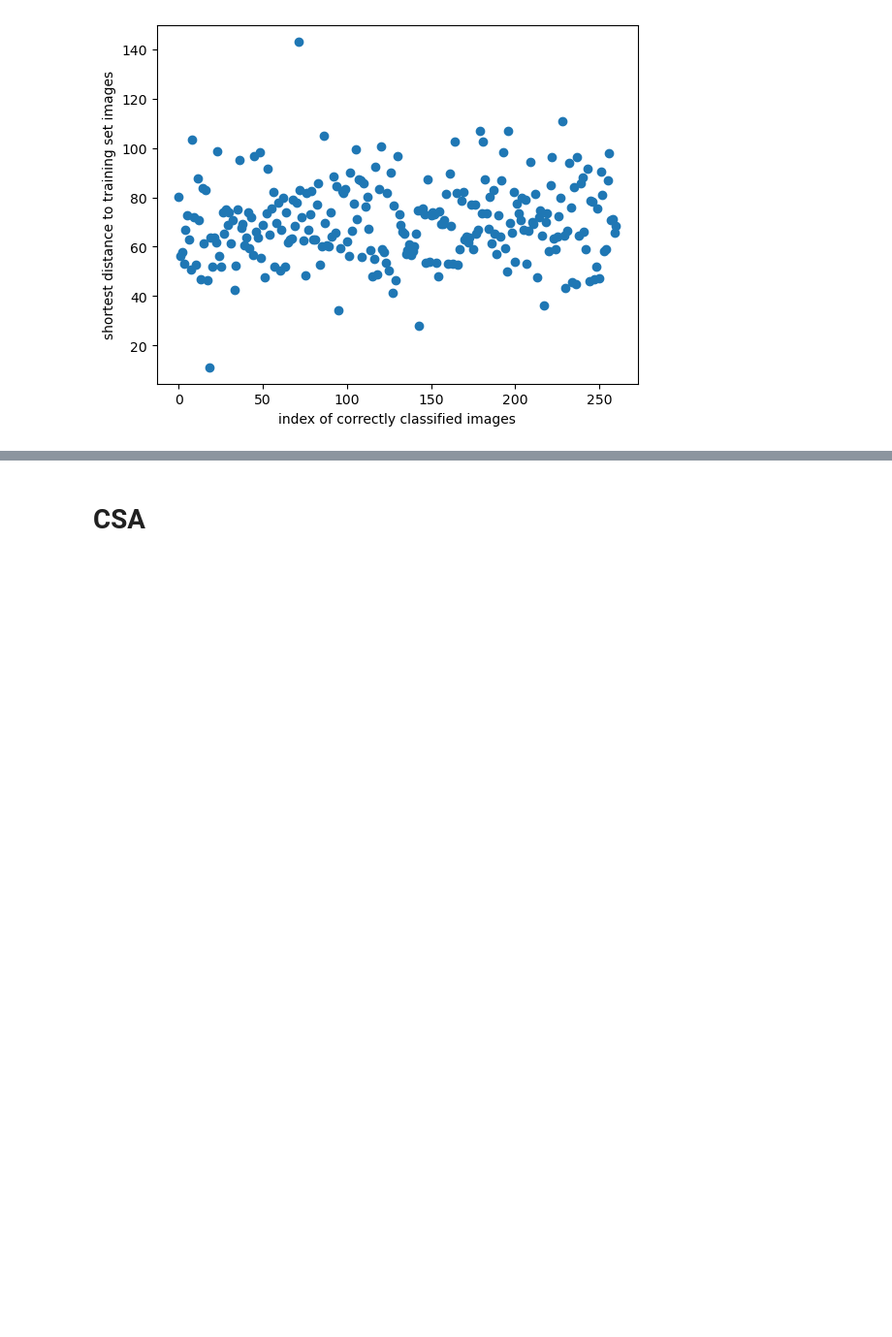
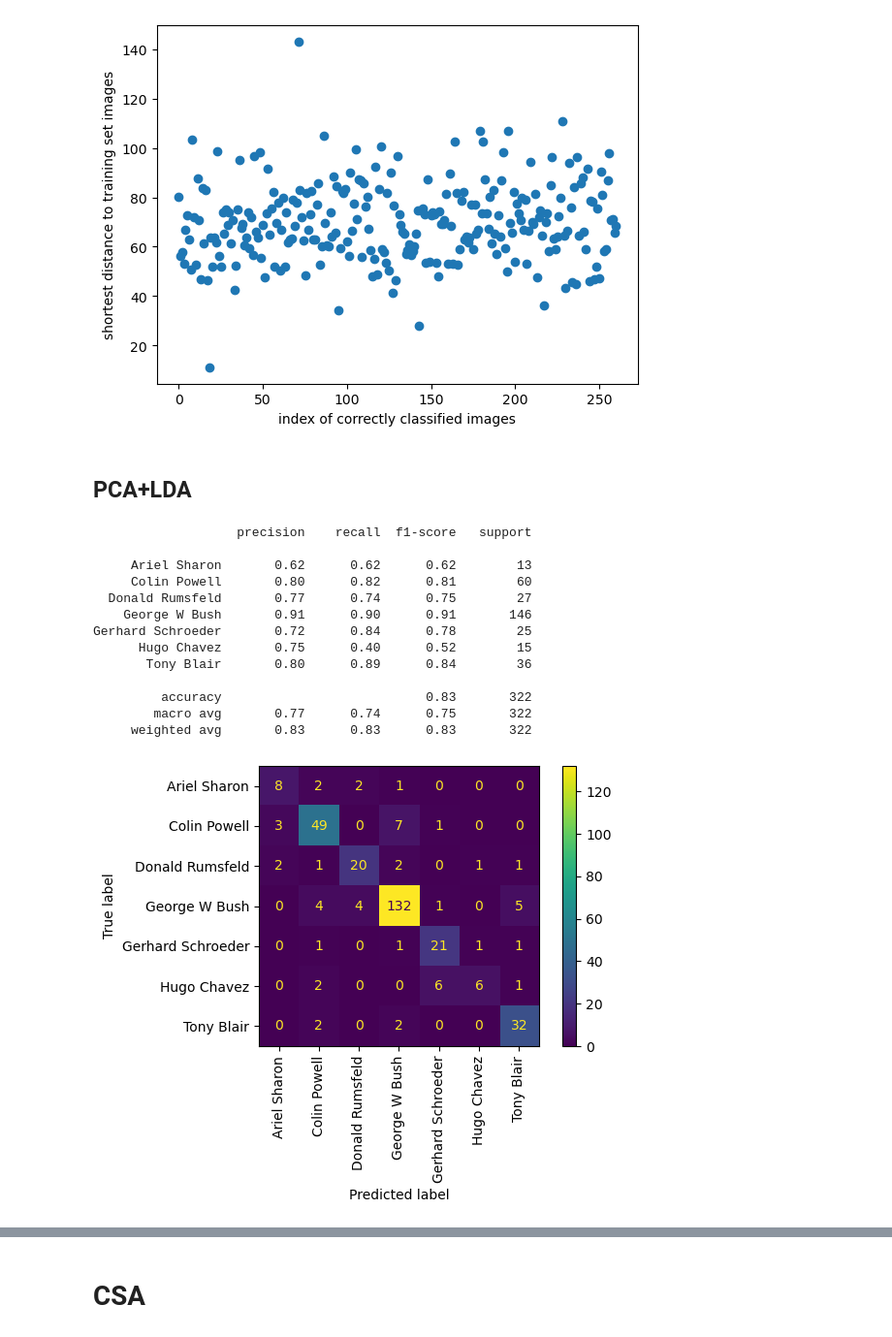
Before and after one commit to HeroLink/comp7404c-eigenfaces, a Jupyter notebook: jupyter/eigenfaces.ipynb, the cells around one changed output, grey strips where cells are left out. Shown at 97% size. Drawn from its saved outputs; the diff is of its cells as text; code cells hidden in the pictures; blank space fills up the shorter version.

```diff
--- a/jupyter/eigenfaces.ipynb
+++ b/jupyter/eigenfaces.ipynb
@@ -324,3 +324,46 @@ plt.ylabel('shortest distance to training set images')
 # %% [output]
 Text(0, 0.5, 'shortest distance to training set images')
 [figure]
+# %% [markdown]
+## PCA+LDA
+# %%
+# PCA+LDA+EUD
+
+import numpy.linalg as LA
+from sklearn.discriminant_analysis import LinearDiscriminantAnalysis
+
+# Compute mean face
+mean = mean_face(X_train)
+# Compute eigenfaces and weights
+eigface, weights = PCA(X_train, mean, 150)
+# Project development images onto eigenfaces
+proj = project(X_test, mean, eigface)
+# Compute Euclidean distance
+clf2 = LinearDiscriminantAnalysis(n_components=5)
+clf2.fit(weights, y_train)
+proj=clf2.transform(proj)
+weights=clf2.transform(weights)
+
+
+dist = euclidean(proj, weights)
+# Find the smallest distance of each dev image
+idx = np.argmin(dist, axis=1)
+# Get the predicted labels
+y_pred = y_train[idx]
+
+report(y_test, y_pred, target_names)
+# %% [output]
+                   precision    recall  f1-score   support
+
+     Ariel Sharon       0.62      0.62      0.62        13
+     Colin Powell       0.80      0.82      0.81        60
+  Donald Rumsfeld       0.77      0.74      0.75        27
+    George W Bush       0.91      0.90      0.91       146
+Gerhard Schroeder       0.72      0.84      0.78        25
+      Hugo Chavez       0.75      0.40      0.52        15
+       Tony Blair       0.80      0.89      0.84        36
+
+         accuracy                           0.83       322
+        macro avg       0.77      0.74      0.75       322
+     weighted avg       0.83      0.83      0.83       322
+[figure, added]
```
Also changed, not shown: parts of 2 cells of this notebook.
